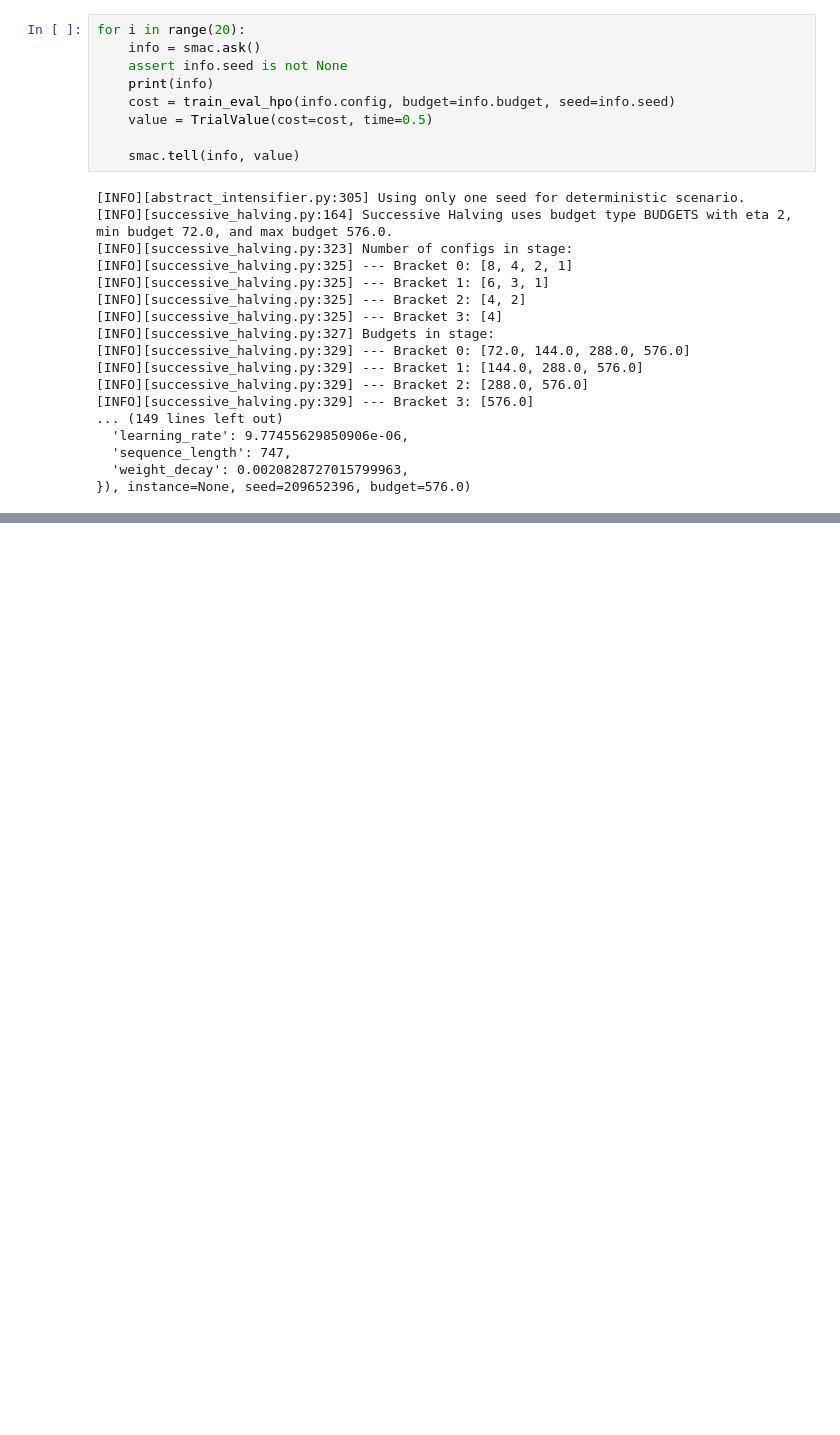
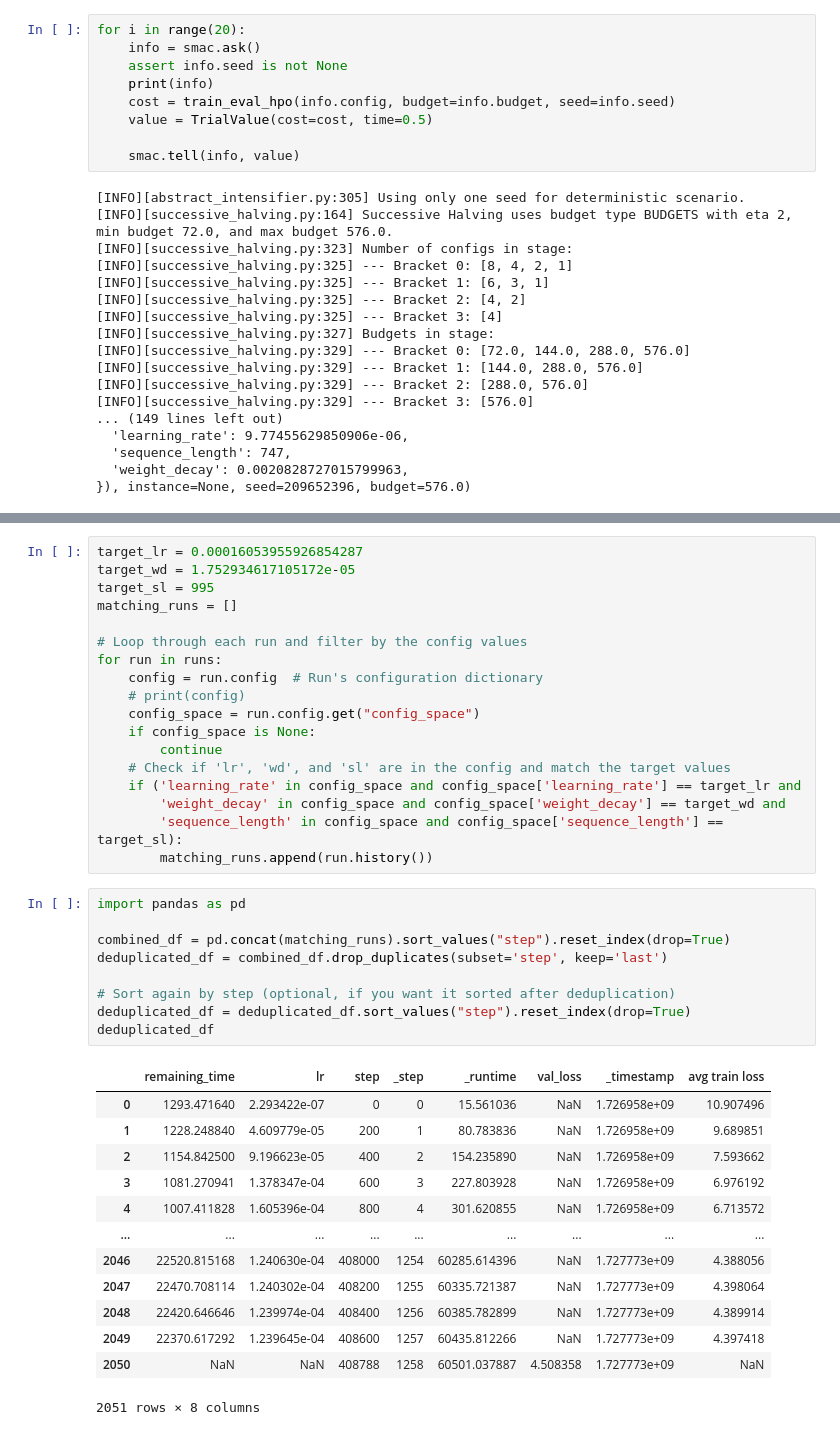
Before and after one commit to karpathy/llm.c, a Jupyter notebook: HPO_testing.ipynb, the cells around one changed output, grey strips where cells are left out. Saved outputs shown, nothing was run; the diff lists cells and outputs as text; blank space fills up the shorter version.

```diff
--- a/HPO_testing.ipynb
+++ b/HPO_testing.ipynb
@@ -134,0 +121,41 @@ TrialInfo(config=Configuration(values={
+# %%
+target_lr = 0.00016053955926854287
+target_wd = 1.752934617105172e-05
+target_sl = 995
+matching_runs = []
+
+# Loop through each run and filter by the config values
+for run in runs:
+    config = run.config  # Run's configuration dictionary
+    # print(config)
+    config_space = run.config.get("config_space")
+    if config_space is None:
+        continue
+    # Check if 'lr', 'wd', and 'sl' are in the config and match the target values
+    if ('learning_rate' in config_space and config_space['learning_rate'] == target_lr and
+        'weight_decay' in config_space and config_space['weight_decay'] == target_wd and
+        'sequence_length' in config_space and config_space['sequence_length'] == target_sl):
+        matching_runs.append(run.history())
+# %%
+import pandas as pd
+
+combined_df = pd.concat(matching_runs).sort_values("step").reset_index(drop=True)
+deduplicated_df = combined_df.drop_duplicates(subset='step', keep='last')
+
+# Sort again by step (optional, if you want it sorted after deduplication)
+deduplicated_df = deduplicated_df.sort_values("step").reset_index(drop=True)
+deduplicated_df
+# %% [output]
+|  | remaining_time | lr | step | _step | _runtime | val_loss | _timestamp | avg train loss |
+| 0 | 1293.471640 | 2.293422e-07 | 0 | 0 | 15.561036 | NaN | 1.726958e+09 | 10.907496 |
+| 1 | 1228.248840 | 4.609779e-05 | 200 | 1 | 80.783836 | NaN | 1.726958e+09 | 9.689851 |
+| 2 | 1154.842500 | 9.196623e-05 | 400 | 2 | 154.235890 | NaN | 1.726958e+09 | 7.593662 |
+| 3 | 1081.270941 | 1.378347e-04 | 600 | 3 | 227.803928 | NaN | 1.726958e+09 | 6.976192 |
+| 4 | 1007.411828 | 1.605396e-04 | 800 | 4 | 301.620855 | NaN | 1.726958e+09 | 6.713572 |
+| ... | ... | ... | ... | ... | ... | ... | ... | ... |
+| 2046 | 22520.815168 | 1.240630e-04 | 408000 | 1254 | 60285.614396 | NaN | 1.727773e+09 | 4.388056 |
+| 2047 | 22470.708114 | 1.240302e-04 | 408200 | 1255 | 60335.721387 | NaN | 1.727773e+09 | 4.398064 |
+| 2048 | 22420.646646 | 1.239974e-04 | 408400 | 1256 | 60385.782899 | NaN | 1.727773e+09 | 4.389914 |
+| 2049 | 22370.617292 | 1.239645e-04 | 408600 | 1257 | 60435.812266 | NaN | 1.727773e+09 | 4.397418 |
+| 2050 | NaN | NaN | 408788 | 1258 | 60501.037887 | 4.508358 | 1.727773e+09 | NaN |
+2051 rows × 8 columns
```
Also changed, not shown: parts of 4 cells of this notebook, 3 other files.
